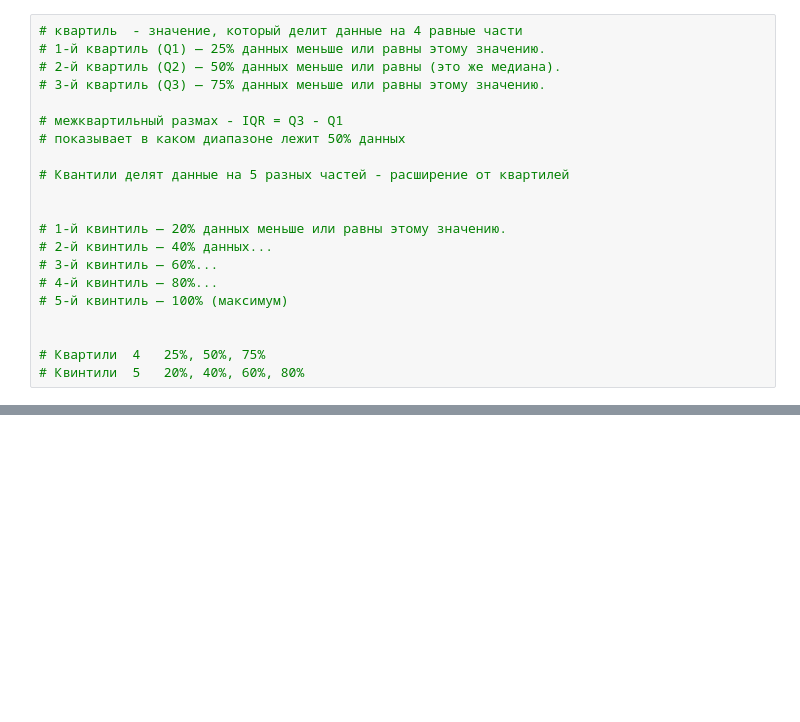
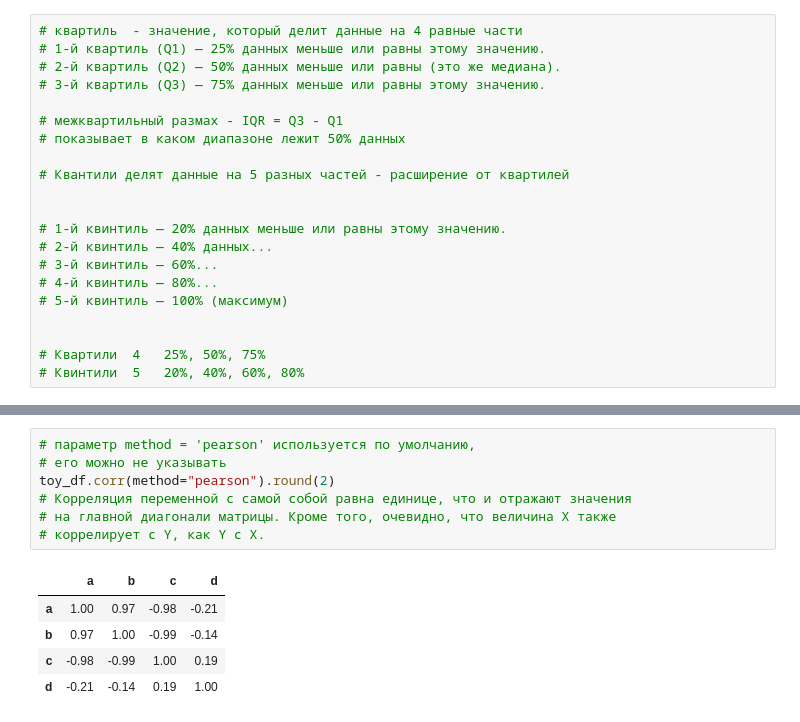
Before and after one commit to SENATOROVAI/Data-Science-For-Beginners-from-scratch-SENATOROV, a Jupyter notebook: python/lessons/sklearn.ipynb, the cells around one changed output, grey strips where cells are left out. Drawn from its saved outputs; the diff is of its cells as text; blank space fills up the shorter version.

```diff
--- a/python/lessons/sklearn.ipynb
+++ b/python/lessons/sklearn.ipynb
@@ -2262,0 +2442,13 @@ np.float64(5.0)
+# %%
+# параметр method = 'pearson' используется по умолчанию,
+# его можно не указывать
+toy_df.corr(method="pearson").round(2)
+# Корреляция переменной с самой собой равна единице, что и отражают значения
+# на главной диагонали матрицы. Кроме того, очевидно, что величина X также
+# коррелирует с Y, как Y c X.
+# %% [output]
+|  | a | b | c | d |
+| a | 1.00 | 0.97 | -0.98 | -0.21 |
+| b | 0.97 | 1.00 | -0.99 | -0.14 |
+| c | -0.98 | -0.99 | 1.00 | 0.19 |
+| d | -0.21 | -0.14 | 0.19 | 1.00 |
```
Also changed, not shown: parts of 30 cells of this notebook, 1 other file.
